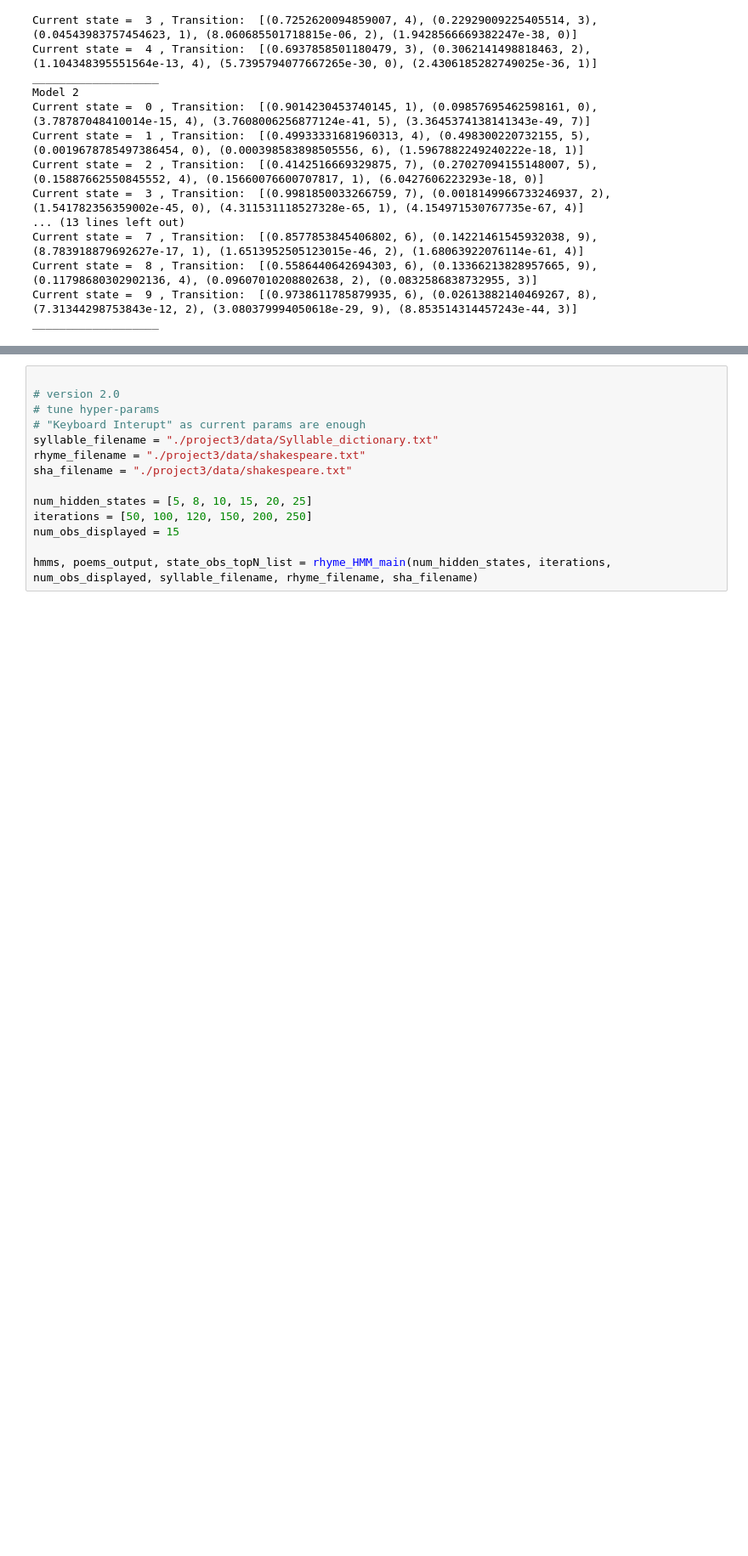
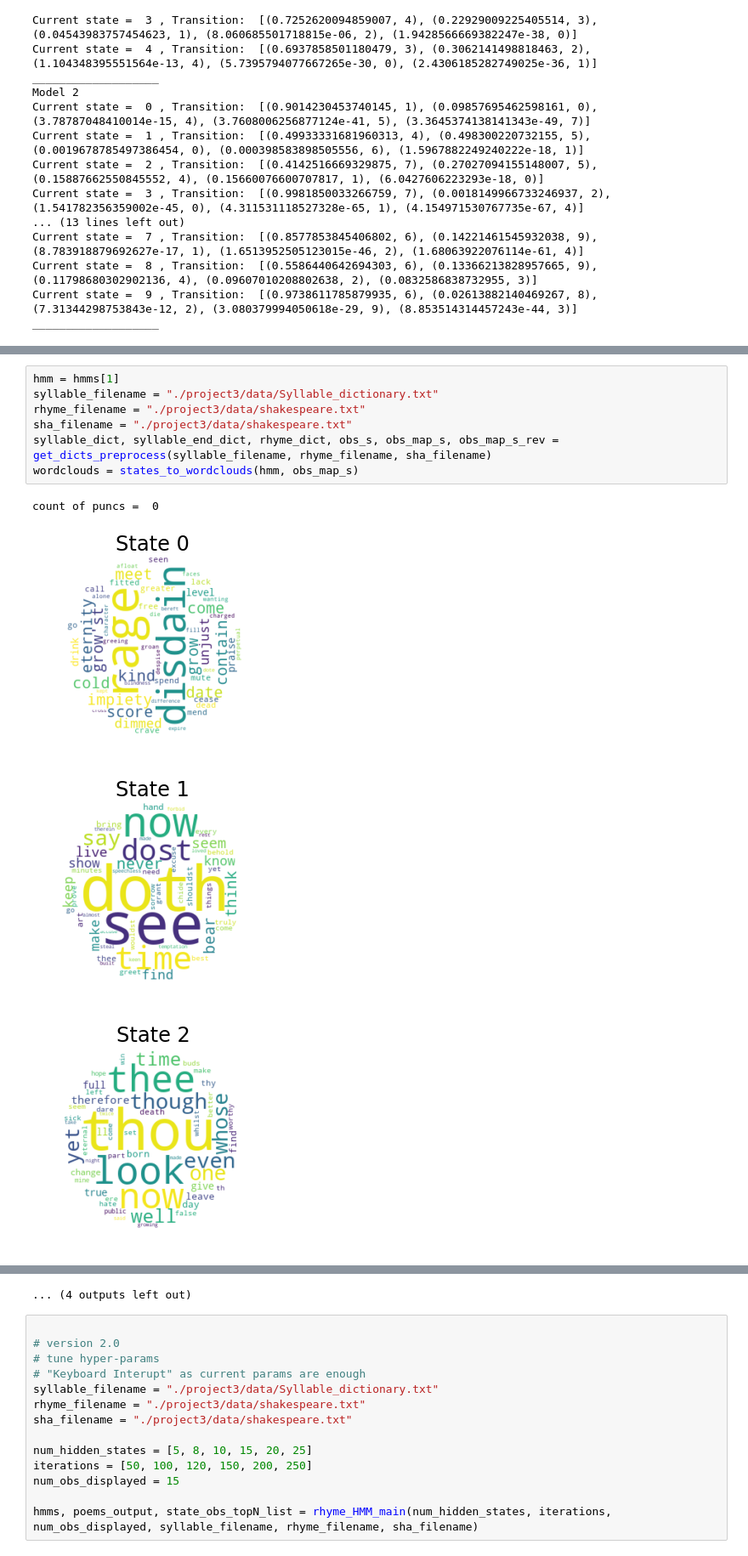
Before and after one commit to wuyudd/CS155_MiniProject_3, a Jupyter notebook: rhyme_HMM_shakespeare.ipynb, the cells around one changed output, grey strips where cells are left out. Shown at 85% size. Saved outputs shown, nothing was run; the diff lists cells and outputs as text; blank space fills up the shorter version.

```diff
--- a/rhyme_HMM_shakespeare.ipynb
+++ b/rhyme_HMM_shakespeare.ipynb
@@ -542,0 +545,12 @@ for hmm in hmms:
+# %%
+hmm = hmms[1]
+syllable_filename = "./project3/data/Syllable_dictionary.txt"
+rhyme_filename = "./project3/data/shakespeare.txt"
+sha_filename = "./project3/data/shakespeare.txt"
+syllable_dict, syllable_end_dict, rhyme_dict, obs_s, obs_map_s, obs_map_s_rev = get_dicts_preprocess(syllable_filename, rhyme_filename, sha_filename)
+wordclouds = states_to_wordclouds(hmm, obs_map_s)
+# %% [output]
+count of puncs =  0
+[figure, added]
+[figure, added]
+[figure, added]
@@ -543,3 +565,4 @@ for hmm in hmms:
+... (4 outputs left out)
 # %%
 
 # version 2.0
```
Also changed, not shown: parts of 3 cells of this notebook.
